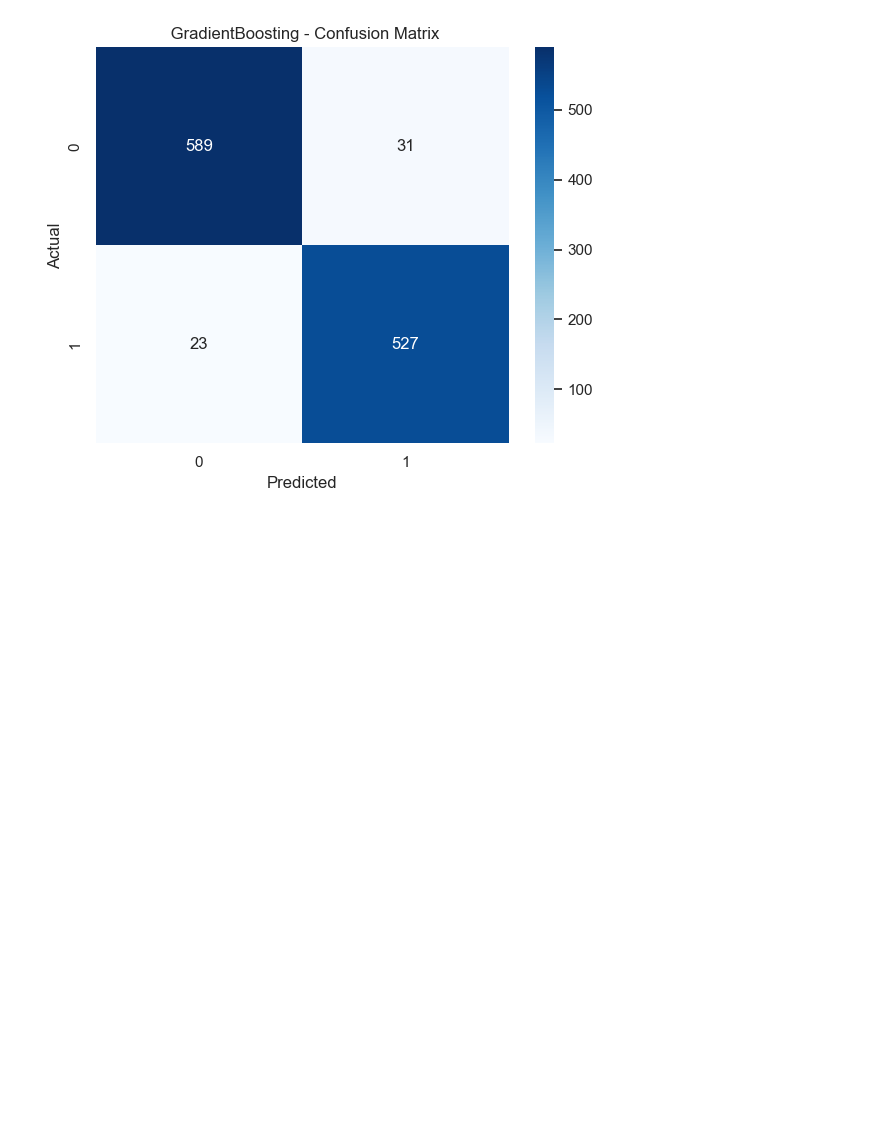
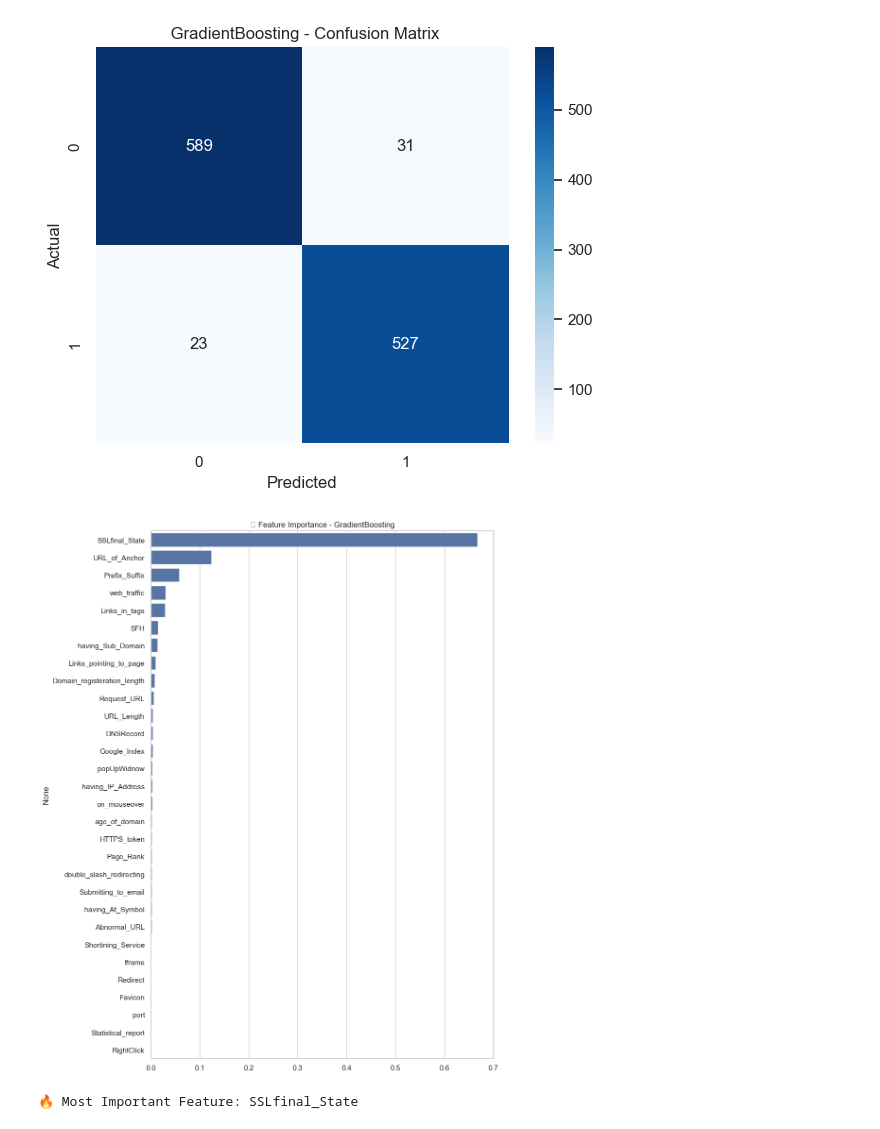
Before and after one commit to Tushar7012/MLOps_Network-Security, a Jupyter notebook: notebook/01_EDA_Network_Security.ipynb, the cells around one changed output. Drawn from its saved outputs; the diff is of its cells as text; code cells hidden in the pictures; blank space fills up the shorter version.

```diff
--- a/notebook/01_EDA_Network_Security.ipynb
+++ b/notebook/01_EDA_Network_Security.ipynb
@@ -357,3 +357,21 @@ weighted avg       0.95      0.95      0.95      1170
 
  ROC AUC Score: 0.9940029325513197
 [figure]
+# %%
+
+# Feature Importance (only for tree-based models)
+if hasattr(best, "feature_importances_"):
+    feat_imp = pd.Series(best.feature_importances_, index=X_train.columns).sort_values(ascending=False)
+
+    plt.figure(figsize=(10, 12))
+    sns.barplot(x=feat_imp.values, y=feat_imp.index)
+    plt.title(f"📌 Feature Importance - {best_name}")
+    plt.tight_layout()
+    plt.show()
+
+    print("\n🔥 Most Important Feature:", feat_imp.idxmax())
+else:
+    print("\nℹ️ Feature importance not available for this model.")
+# %% [output]
+[figure, added]
+🔥 Most Important Feature: SSLfinal_State
```
